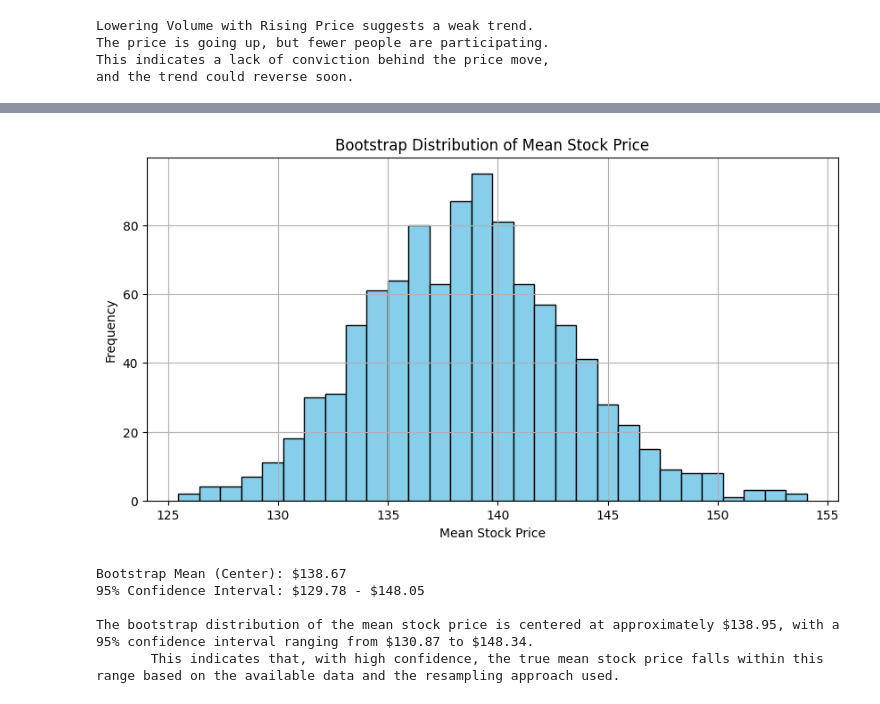
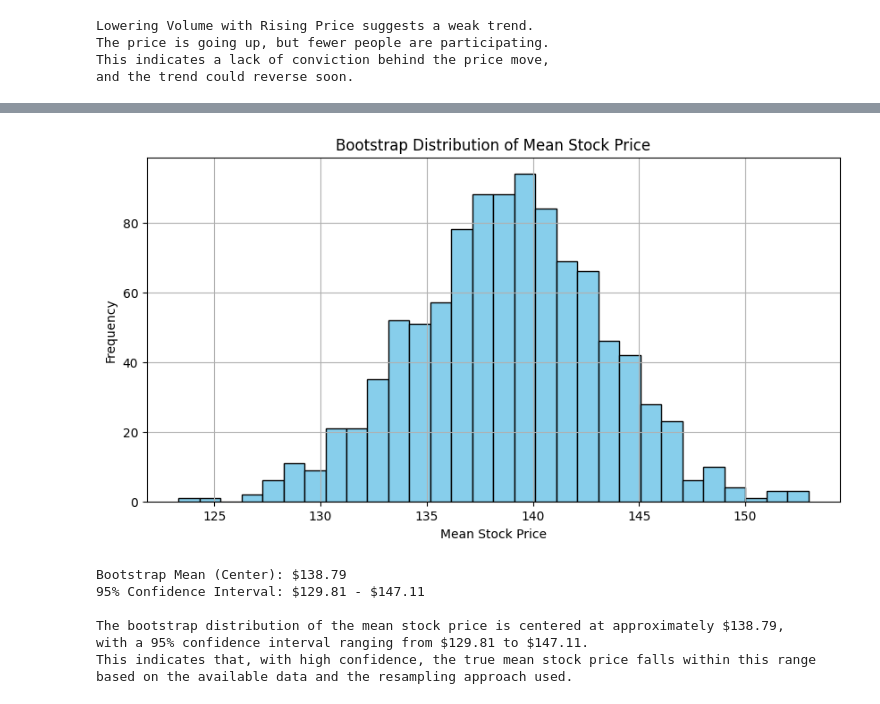
Before and after one commit to Hesham-Nabil/Data-Analysis, a Jupyter notebook: Project.ipynb, the cells around one changed output, grey strips where cells are left out. Cells and saved outputs as stored; diff of their text form; code cells hidden in the pictures.

```diff
--- a/Project.ipynb
+++ b/Project.ipynb
@@ -358,17 +375,25 @@ and the trend could reverse soon.
 # %%
 # 3. Monetary Gain Across Different Time Intervals:
 
-# Simulate investment gain each year
-annual_gain = df.resample('Y')['Close'].agg(['first', 'last'])
+# Ensure the DataFrame is sorted by date
+df = df.sort_index()
+
+# Resample to annual data and calculate first and last prices
+annual_gain = df['Close'].resample('Y').agg(['first', 'last'])
 annual_gain['Annual_Return'] = ((annual_gain['last'] - annual_gain['first']) / annual_gain['first']) * 100
 
-# Plot the annual gain
+# Extract year for proper labeling
+annual_gain['Year'] = annual_gain.index.year
+
+# Plot the annual gain with proper labels
 plt.figure(figsize=(10, 6))
-annual_gain['Annual_Return'].plot(kind='bar', color='green', edgecolor='black')
-plt.title('Annual Investment Returns for Tesla')
+plt.bar(annual_gain['Year'], annual_gain['Annual_Return'], color='green', edgecolor='black')
+plt.title('Annual Investment Returns')
 plt.xlabel('Year')
 plt.ylabel('Annual Return (%)')
 plt.grid(axis='y')
+plt.xticks(ticks=annual_gain['Year'], labels=annual_gain['Year'], rotation=45)
+plt.tight_layout()
 plt.show()
 
 # Calculate total gain from the start to the end of the dataset
@@ -422,36 +408,38 @@ Corresponding Period: 2956.00 days
 # %%
 # 3.4 Error Estimation: Bootstrapping
 from sklearn.utils import resample                                   # Import resample for bootstrapping
 
 n_iterations = 1000                                                  # Number of bootstrap iterations
 boot_means = []                                                      # List to store bootstrap means
 for _ in range(n_iterations):                                        # Repeat for specified iterations
     sample = resample(df['Close'])                                   # Create a bootstrap sample
     boot_means.append(sample.mean())                                 # Compute the mean of the bootstrap sample
 
 # Plot the bootstrap distribution
 plt.figure(figsize=(10, 5))
-plt.hist(boot_means, bins=30, color='skyblue', edgecolor='black')  # Plot histogram of bootstrap means
-plt.title('Bootstrap Distribution of Mean Stock Price')
+plt.hist(boot_means, bins=30, color='skyblue', edgecolor='black')
 plt.xlabel('Mean Stock Price')
 plt.ylabel('Frequency')
-plt.grid()
+plt.title('Bootstrap Distribution of Mean Stock Price')
+plt.grid(True)
 plt.show()
 
 mean_bootstrap = np.mean(boot_means)
 
 # Calculate the 95% confidence interval (2.5th and 97.5th percentiles)
 confidence_interval = np.percentile(boot_means, [2.5, 97.5])
 
 print(f"Bootstrap Mean (Center): ${mean_bootstrap:.2f}")
 print(f"95% Confidence Interval: ${confidence_interval[0]:.2f} - ${confidence_interval[1]:.2f}")
 print()
-print("""The bootstrap distribution of the mean stock price is centered at approximately $138.95, with a 95% confidence interval ranging from $130.87 to $148.34.
-       This indicates that, with high confidence, the true mean stock price falls within this range based on the available data and the resampling approach used.""")
+print(f"""The bootstrap distribution of the mean stock price is centered at approximately ${mean_bootstrap:.2f},
+with a 95% confidence interval ranging from ${confidence_interval[0]:.2f} to ${confidence_interval[1]:.2f}.
+This indicates that, with high confidence, the true mean stock price falls within this range based on the available data and the resampling approach used.""")
 # %% [output]
-[figure, old version]
+[figure, new version]
-Bootstrap Mean (Center): $138.67
-95% Confidence Interval: $129.78 - $148.05
+Bootstrap Mean (Center): $138.79
+95% Confidence Interval: $129.81 - $147.11
 
-The bootstrap distribution of the mean stock price is centered at approximately $138.95, with a 95% confidence interval ranging from $130.87 to $148.34.
-       This indicates that, with high confidence, the true mean stock price falls within this range based on the available data and the resampling approach used.
+The bootstrap distribution of the mean stock price is centered at approximately $138.79,
+with a 95% confidence interval ranging from $129.81 to $147.11.
+This indicates that, with high confidence, the true mean stock price falls within this range based on the available data and the resampling approach used.
```
Also changed, not shown: parts of 12 cells of this notebook, 2 other files.
